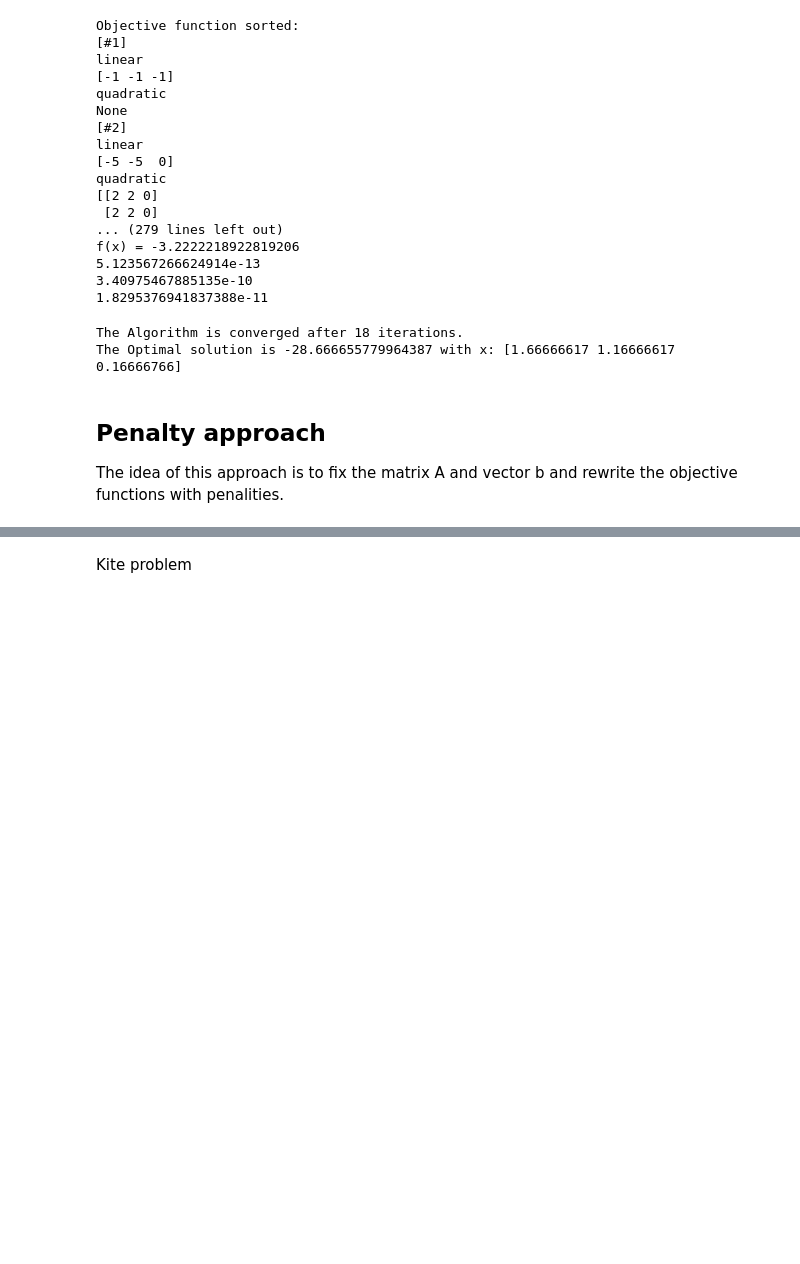
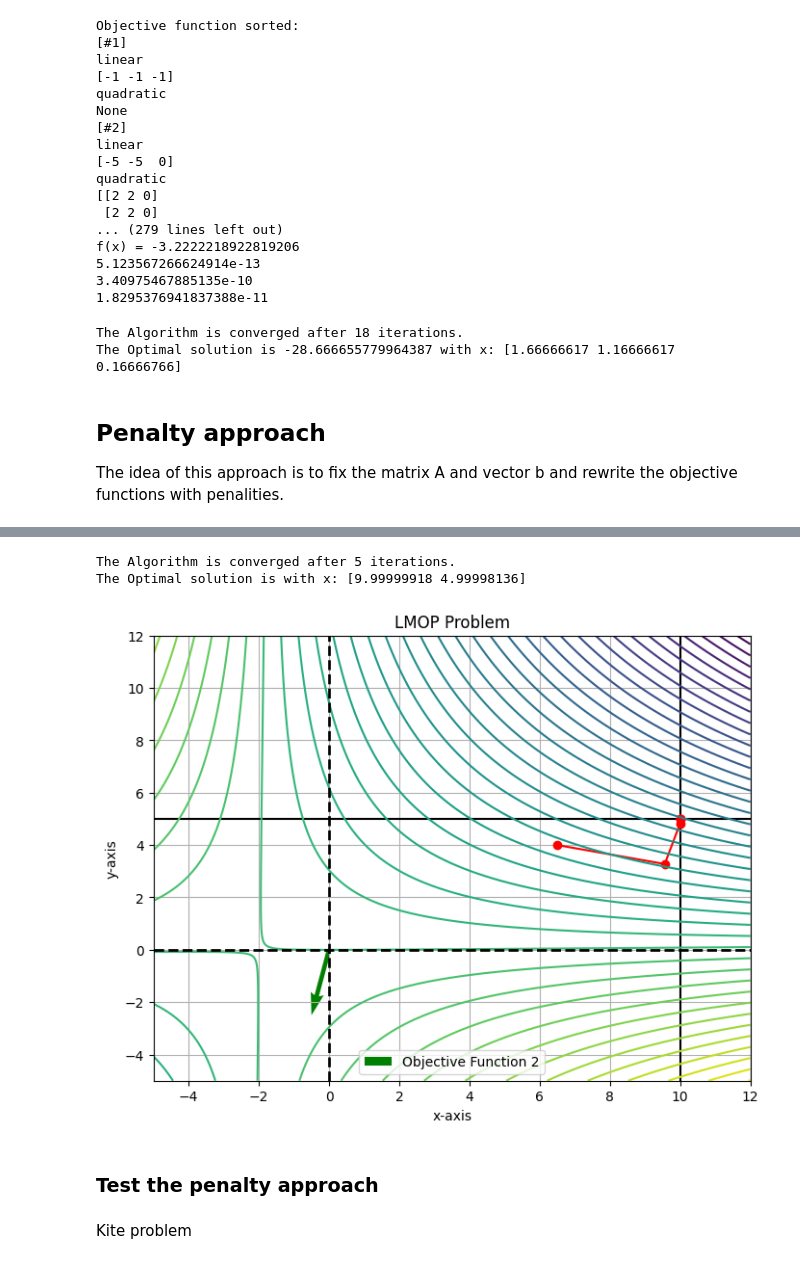
Before and after one commit to balditommaso/primal-dual-interior-point, a Jupyter notebook: test.ipynb, the cells around one changed output, grey strips where cells are left out. Drawn from its saved outputs; the diff is of its cells as text; code cells hidden in the pictures; blank space fills up the shorter version.

Commit message:
fix scale of alpha

```diff
--- a/test.ipynb
+++ b/test.ipynb
@@ -504,0 +505,24 @@ plot_LMOP(A, b, sorted_obj, steps, max_scale=12)
+# %%
+sorted_obj = [
+    {
+        "c": np.array([0, -100]),
+        "Q": np.array([
+                        [ 1, -100],
+                        [-1,  1]
+                    ], dtype=np.float64)
+    },
+    {
+        "c": np.array([1, 5]),
+        "Q": None
+    },
+]
+
+# constraints
+A = np.array(
+    [[ 1,  0],
+     [ 0,  1]], dtype=np.float64)
+b = np.array([10, 5], dtype=np.float64)
+
+LMOP = LMOPProblems(A, b, sorted_obj)
+# %%
+x, lam, s, converge, n_iter, steps = LMOP.internal_point_penality(tolerance=1e-5, max_it=100)
@@ -505,3 +547,20 @@ plot_LMOP(A, b, sorted_obj, steps, max_scale=12)
+# %%
+if converge:
+    x = x[:A.shape[1]]
+
+    print(f'The Algorithm is converged after {n_iter} iterations.\n' \
+        f'The Optimal solution is with x: {x}')
+else:
+    print("The Algorithm is not converged to a solution!")
+# %% [output]
+The Algorithm is converged after 5 iterations.
+The Optimal solution is with x: [9.99999918 4.99998136]
+# %%
+plot_LMOP(A, b, sorted_obj, steps, max_scale=12)
+# %% [output]
+[figure, added]
+# %% [markdown]
+### Test the penalty approach
 # %% [markdown]
 Kite problem
 # %%
```
Also changed, not shown: parts of 10 cells of this notebook, 1 other file.
